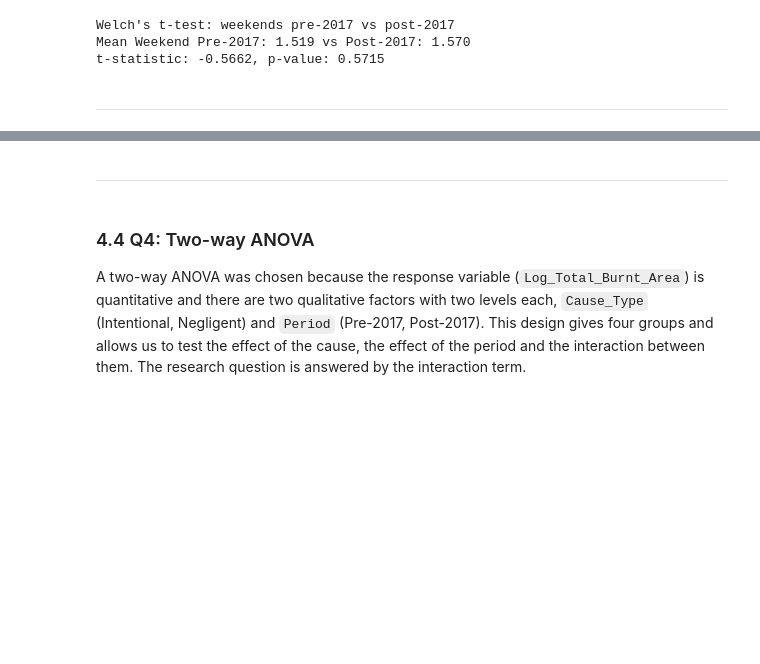
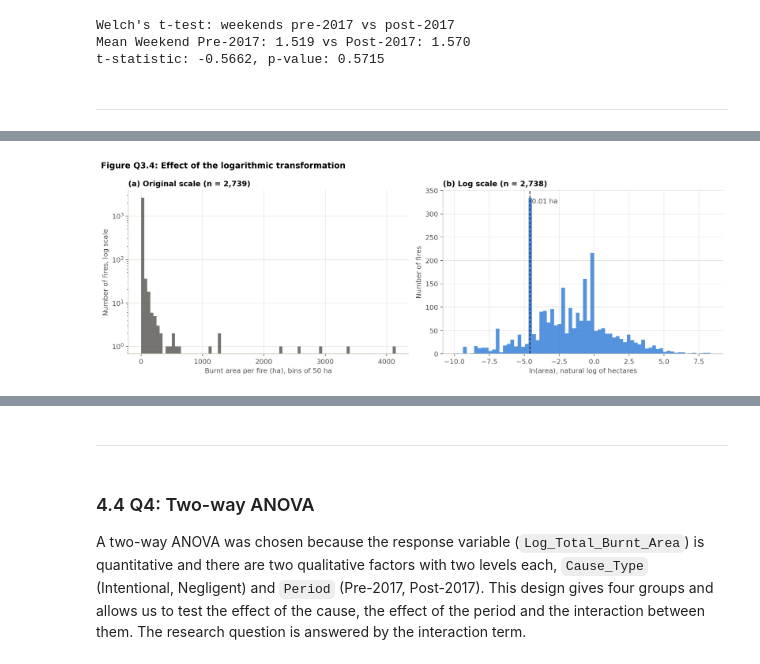
Before and after one commit to isabelamer/FCED_project, a Jupyter notebook: wildfires.ipynb, the cells around one changed output, grey strips where cells are left out. Saved outputs shown, nothing was run; the diff lists cells and outputs as text; code cells hidden in the pictures; blank space fills up the shorter version.

```diff
--- a/wildfires.ipynb
+++ b/wildfires.ipynb
@@ -1493,0 +1616,14 @@ What does change is the **size** of the ratios. With a common 0.01 ha floor, the
+# %%
+fig, axes = plt.subplots(1, 2, figsize=(13, 4.6))
+axes[0].hist(q3[AREA], bins=np.arange(0, q3[AREA].max() + 50, 50), color=MUTED, alpha=.8)
+axes[0].set_yscale("log"); axes[0].set_xlabel("Burnt area per fire (ha), bins of 50 ha"); axes[0].set_ylabel("Number of fires, log scale")
+axes[0].set_title(f"(a) Original scale (n = {len(q3):,})")
+axes[1].hist(q3_ln["ln_area"], bins=70, color=BLUE, alpha=.8)
+axes[1].axvline(np.log(0.01), color=INK, linewidth=1.2, linestyle="--")
+axes[1].text(np.log(0.01) + .15, axes[1].get_ylim()[1] * .92, "0.01 ha", color=MUTED)
+axes[1].set_xlabel("ln(area), natural log of hectares"); axes[1].set_ylabel("Number of fires")
+axes[1].set_title(f"(b) Log scale (n = {len(q3_ln):,})")
+fig_title(fig, "Figure Q3.4: Effect of the logarithmic transformation")
+plt.tight_layout(); plt.show()
+# %% [output]
+[figure, added]
```
Also changed, not shown: parts of 74 cells of this notebook.
